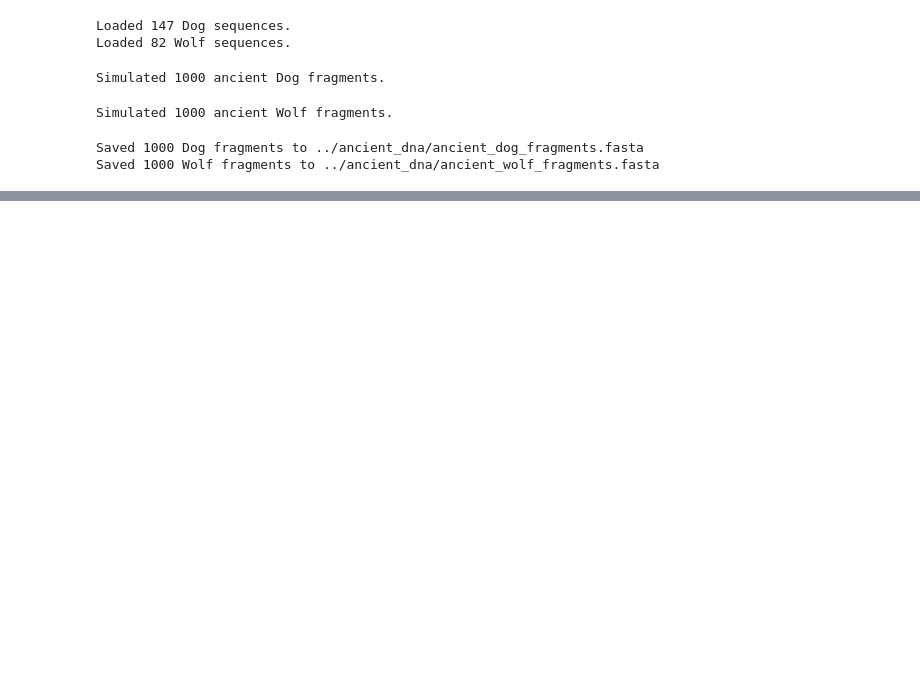
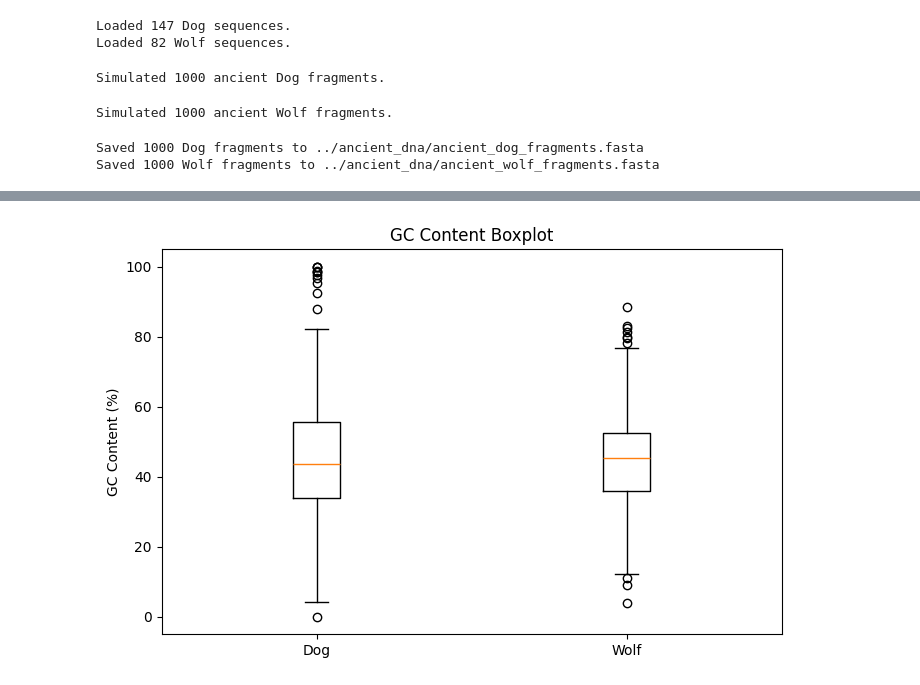
Before and after one commit to edilchristian/ancient-canid-reconstruction, a Jupyter notebook: notebooks/2_simulate_ancient_dna.ipynb, the cells around one changed output, grey strips where cells are left out. Saved outputs shown, nothing was run; the diff lists cells and outputs as text; code cells hidden in the pictures; blank space fills up the shorter version.

```diff
--- a/notebooks/2_simulate_ancient_dna.ipynb
+++ b/notebooks/2_simulate_ancient_dna.ipynb
@@ -108,0 +164,9 @@ Saved 1000 Wolf fragments to ../ancient_dna/ancient_wolf_fragments.fasta
+# %%
+# Boxplot: GC Content
+plt.figure(figsize=(8, 5))
+plt.boxplot([dog_gc, wolf_gc], tick_labels=['Dog', 'Wolf'])
+plt.title('GC Content Boxplot')
+plt.ylabel('GC Content (%)')
+plt.show()
+# %% [output]
+[figure, added]
```
Also changed, not shown: parts of 12 cells of this notebook, 1 other file.
